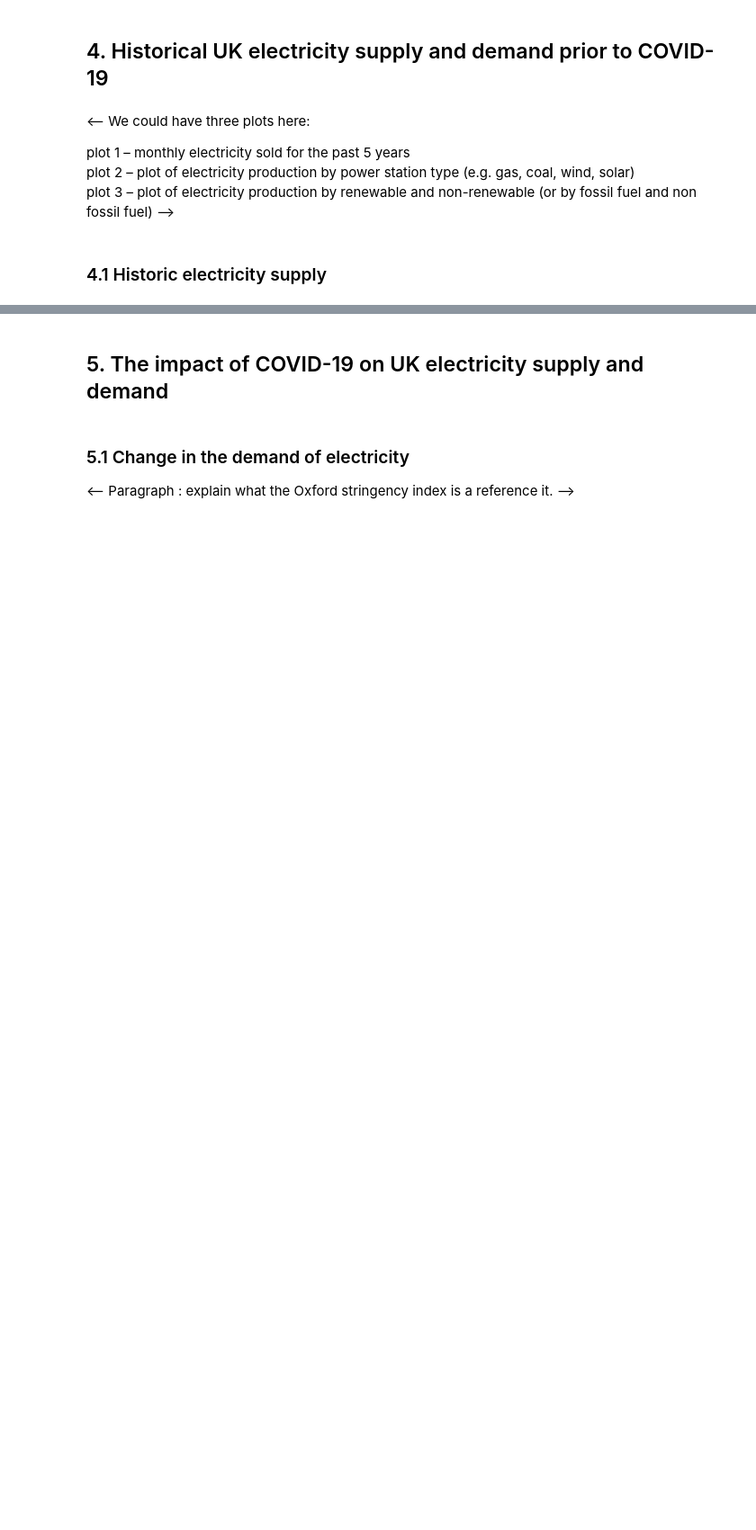
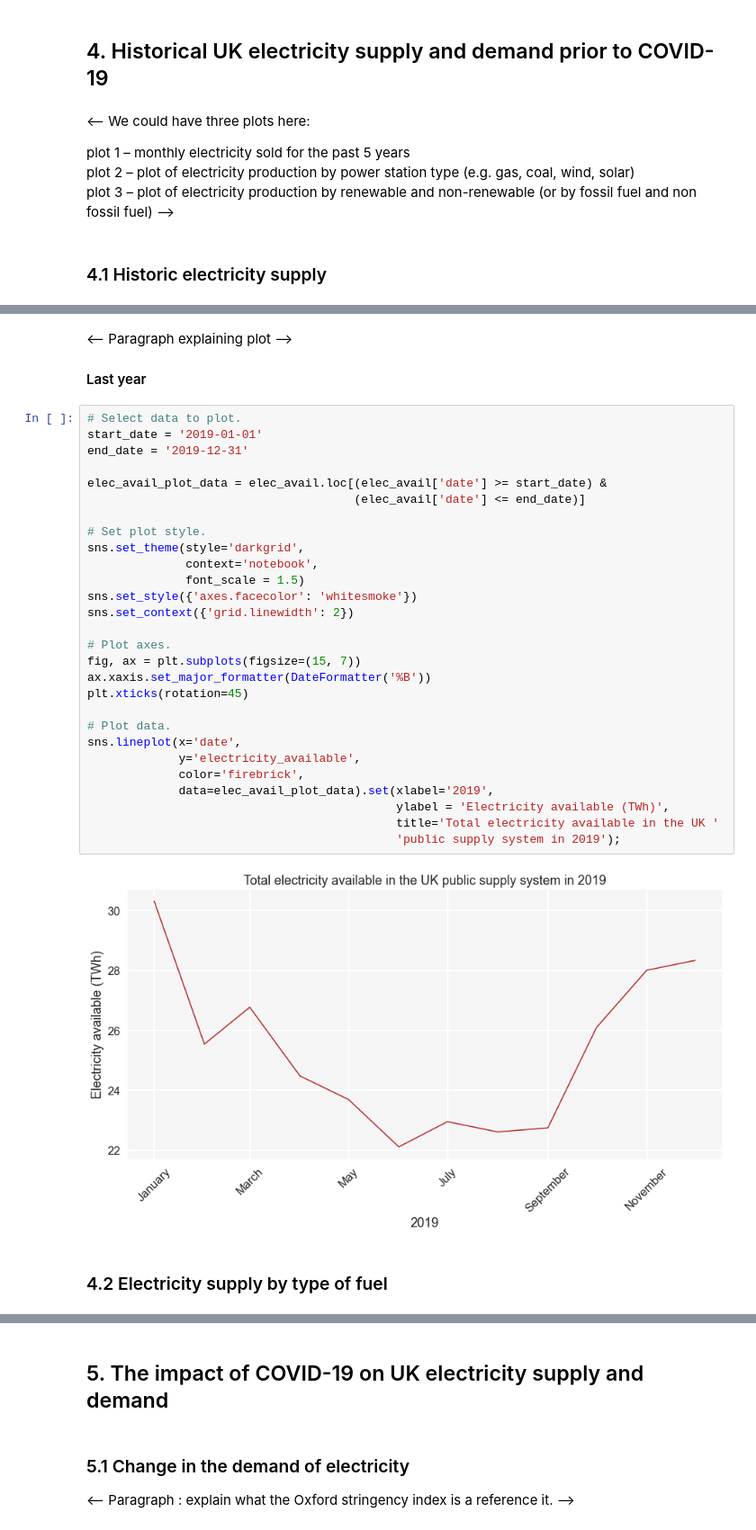
Before and after one commit to robynfsj/cfg-big-data-challenge, a Jupyter notebook: notebooks/submission.ipynb, the cells around one changed output, grey strips where cells are left out. Shown at 90% size. Cells and saved outputs as stored; diff of their text form; blank space fills up the shorter version.

```diff
--- a/notebooks/submission.ipynb
+++ b/notebooks/submission.ipynb
@@ -133,0 +313,36 @@ ax.xaxis.set_major_formatter(date_form)
+# %% [markdown]
+<-- Paragraph explaining plot -->
+
+#### Last year
+# %%
+# Select data to plot.
+start_date = '2019-01-01'
+end_date = '2019-12-31'
+
+elec_avail_plot_data = elec_avail.loc[(elec_avail['date'] >= start_date) &
+                                      (elec_avail['date'] <= end_date)]
+
+# Set plot style.
+sns.set_theme(style='darkgrid',
+              context='notebook',
+              font_scale = 1.5)
+sns.set_style({'axes.facecolor': 'whitesmoke'})
+sns.set_context({'grid.linewidth': 2})
+
+# Plot axes.
+fig, ax = plt.subplots(figsize=(15, 7))
+ax.xaxis.set_major_formatter(DateFormatter('%B'))
+plt.xticks(rotation=45)
+
+# Plot data.
+sns.lineplot(x='date',
+             y='electricity_available',
+             color='firebrick',
+             data=elec_avail_plot_data).set(xlabel='2019',
+                                            ylabel = 'Electricity available (TWh)',
+                                            title='Total electricity available in the UK '
+                                            'public supply system in 2019');
+# %% [output]
+[figure, added]
+# %% [markdown]
+### 4.2 Electricity supply by type of fuel
```
Also changed, not shown: parts of 44 cells of this notebook.
